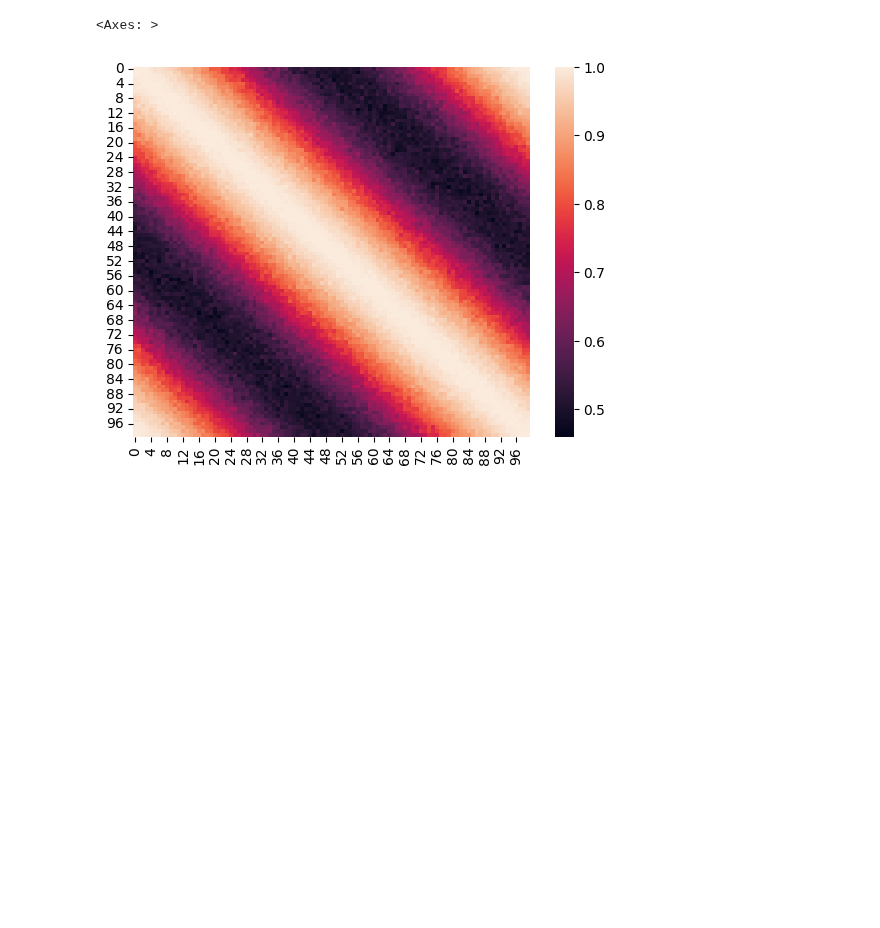
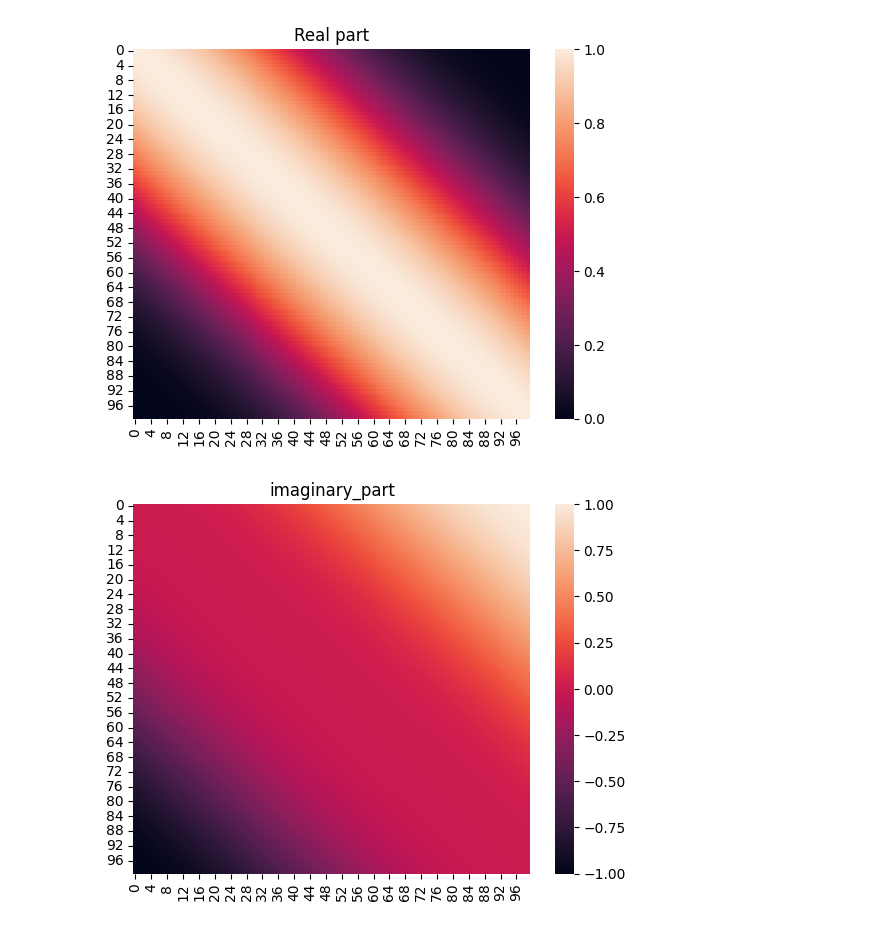
Before and after one commit to filorazi/Dim_red_SWAP, a Jupyter notebook: tmp.ipynb, the cells around one changed output. Cells and saved outputs as stored; diff of their text form; code cells hidden in the pictures; blank space fills up the shorter version.

```diff
--- a/tmp.ipynb
+++ b/tmp.ipynb
@@ -23,6 +21,27 @@ sp_qutip()
-# %%
-
-sns.heatmap(compute_ovelap_matrix(2,100 ))
-# %% [output]
-<Axes: >
-[figure, removed]
+# %%
+n_qubit=3
+# %%
+def plot_ovelap_matrix(n_qubit, segm=100):
+    n=[]
+    for a in np.linspace(0,np.pi,segm):
+        nn=[]
+        for b in np.linspace(0,np.pi,segm):
+            nn.append(sp_qutip(a,n_qubit).dag()*sp_qutip(b,n_qubit))
+        n.append(nn)
+    n=np.array(n)
+    real_part = np.real(n)
+    imaginary_part = np.imag(n)
+    sns.heatmap(real_part)
+    plt.title('Real part')
+    plt.show()
+    sns.heatmap(imaginary_part)
+    plt.title('imaginary_part')
+    plt.show()
+    sns.heatmap(np.real(np.abs(n)**2))
+    plt.title('prob')
+    plt.show()
+
+plot_ovelap_matrix(n_qubit,100 )
+# %% [output]
+[figure, added]
+[figure, added]
```
Also changed, not shown: parts of 3 cells of this notebook, 1 other file.
